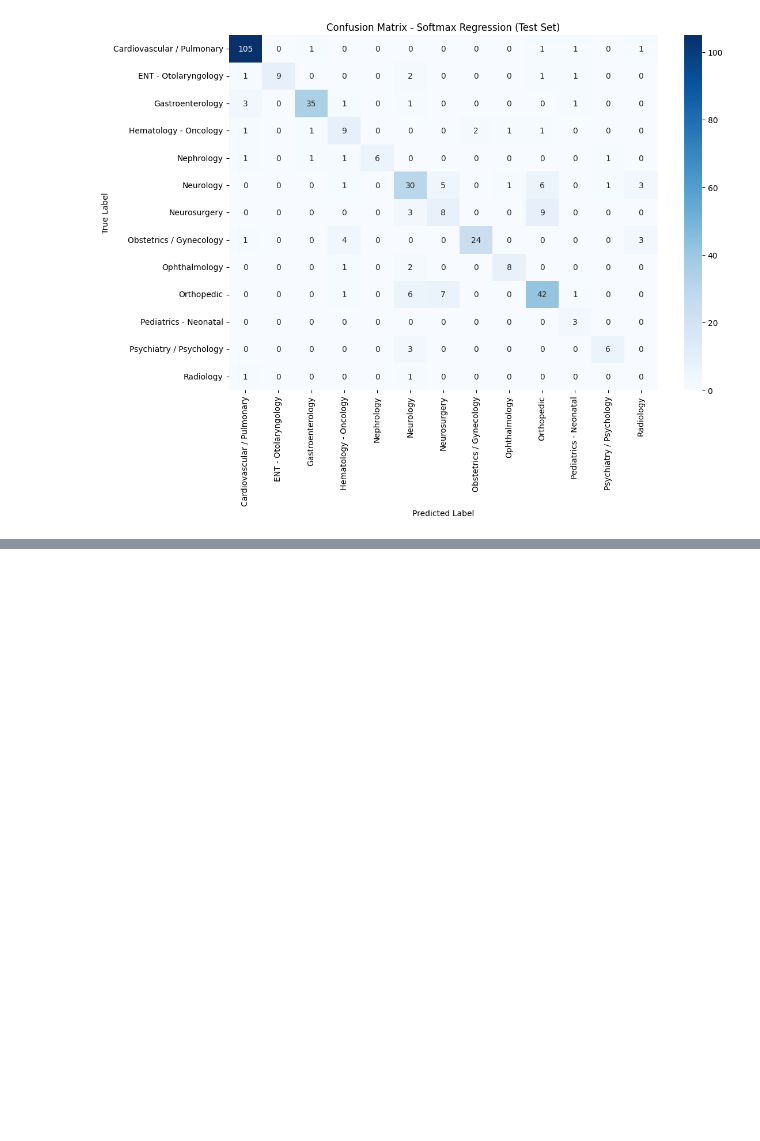
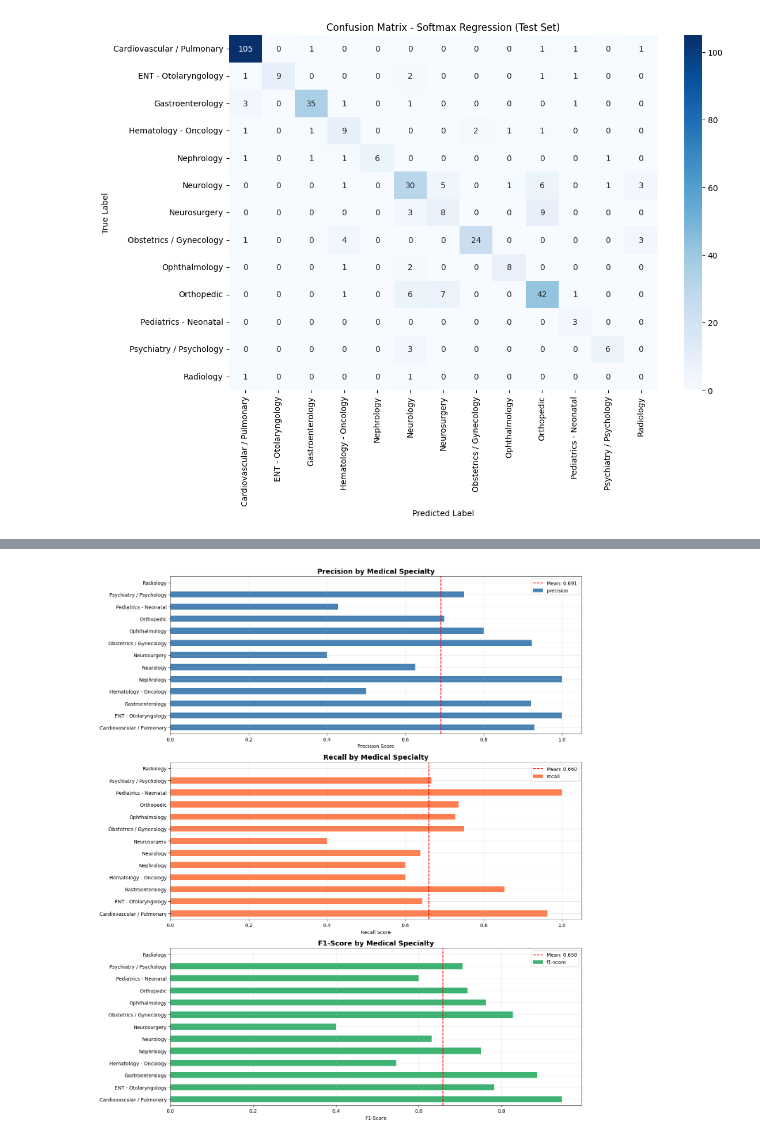
Before and after one commit to CortexTech/Clinical-Document-Classification-System, a Jupyter notebook: notebooks/2_softmax_regression.ipynb, the cells around one changed output, grey strips where cells are left out. Saved outputs shown, nothing was run; the diff lists cells and outputs as text; code cells hidden in the pictures; blank space fills up the shorter version.

Commit message:
Performed Performance analysis

```diff
--- a/notebooks/2_softmax_regression.ipynb
+++ b/notebooks/2_softmax_regression.ipynb
@@ -200,0 +241,16 @@ plt.show()
+# %%
+# Generate classification report
+print("\nClassification Report (Test Set):")
+print("=" * 80)
+report = classification_report(y_test, y_test_pred_best, target_names=class_names, digits=4)
+print(report)
+
+# Convert to DataFrame for better analysis
+report_dict = classification_report(y_test, y_test_pred_best,
+                                    target_names=class_names,
+                                    output_dict=True)
+report_df = pd.DataFrame(report_dict).transpose()
+
+# Save report
+report_df.to_csv('classification_report.csv')
+print("\n✓ Saved: classification_report.csv")
@@ -200,0 +275,41 @@ plt.show()
+# %%
+# Business Context Analysis
+
+# Extract per-class metrics (excluding averages and support)
+metrics_df = report_df.iloc[:-3][['precision', 'recall', 'f1-score']]
+
+# Plot per-class metrics
+fig, axes = plt.subplots(3, 1, figsize=(14, 16))
+
+# Precision
+metrics_df['precision'].plot(kind='barh', ax=axes[0], color='steelblue')
+axes[0].set_title('Precision by Medical Specialty', fontsize=14, fontweight='bold')
+axes[0].set_xlabel('Precision Score')
+axes[0].grid(alpha=0.3)
+axes[0].axvline(x=metrics_df['precision'].mean(), color='red', linestyle='--',
+                label=f"Mean: {metrics_df['precision'].mean():.3f}")
+axes[0].legend()
+
+# Recall
+metrics_df['recall'].plot(kind='barh', ax=axes[1], color='coral')
+axes[1].set_title('Recall by Medical Specialty', fontsize=14, fontweight='bold')
+axes[1].set_xlabel('Recall Score')
+axes[1].grid(alpha=0.3)
+axes[1].axvline(x=metrics_df['recall'].mean(), color='red', linestyle='--',
+                label=f"Mean: {metrics_df['recall'].mean():.3f}")
+axes[1].legend()
+
+# F1-Score
+metrics_df['f1-score'].plot(kind='barh', ax=axes[2], color='mediumseagreen')
+axes[2].set_title('F1-Score by Medical Specialty', fontsize=14, fontweight='bold')
+axes[2].set_xlabel('F1-Score')
+axes[2].grid(alpha=0.3)
+axes[2].axvline(x=metrics_df['f1-score'].mean(), color='red', linestyle='--',
+                label=f"Mean: {metrics_df['f1-score'].mean():.3f}")
+axes[2].legend()
+
+plt.tight_layout()
+plt.savefig('per_class_metrics.png', dpi=300, bbox_inches='tight')
+plt.show()
+# %% [output]
+[figure, added]
```
Also changed, not shown: parts of 8 cells of this notebook, 7 other files.
